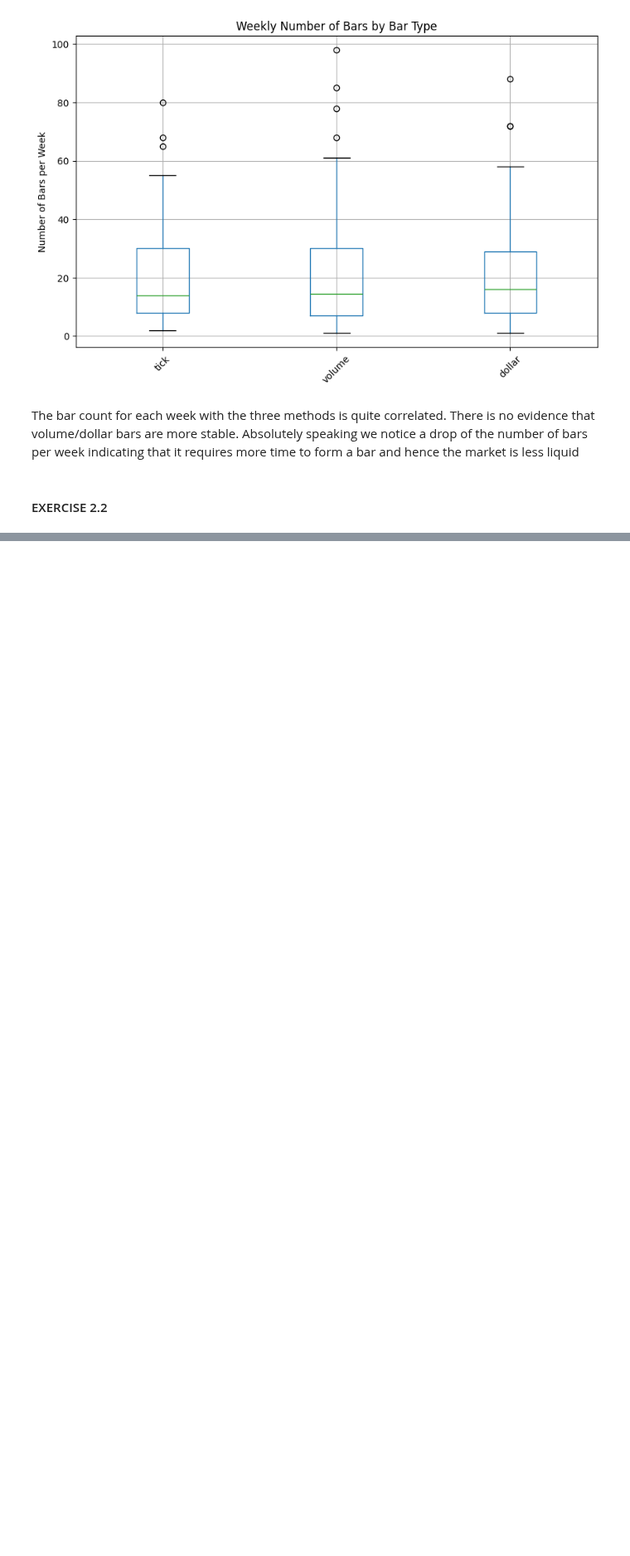
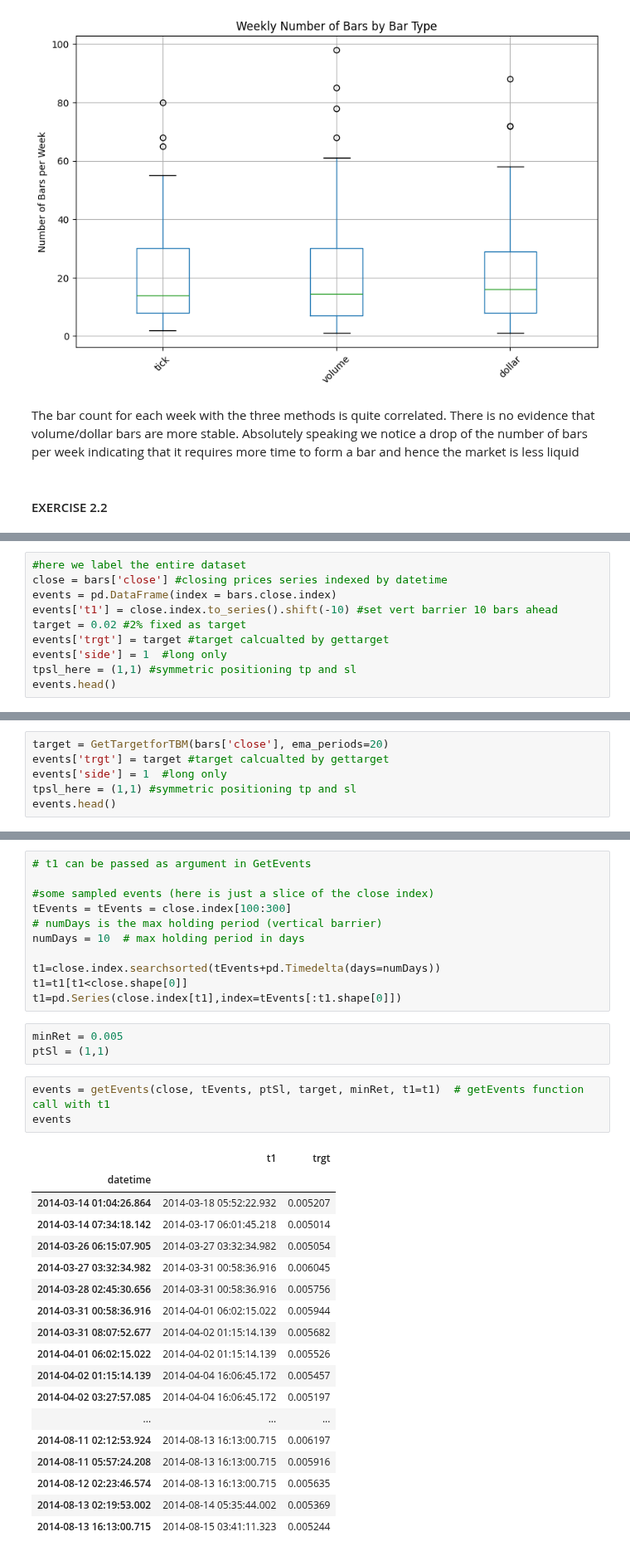
Before and after one commit to dgalassi99/quant-lab, a Jupyter notebook: 00_books/AFML/notebooks/AFML_tests.ipynb, the cells around one changed output, grey strips where cells are left out. Shown at 83% size. Cells and saved outputs as stored; diff of their text form; blank space fills up the shorter version.

```diff
--- a/00_books/AFML/notebooks/AFML_tests.ipynb
+++ b/00_books/AFML/notebooks/AFML_tests.ipynb
@@ -354,0 +460,10 @@ The bar count for each week with the three methods is quite correlated. There is
+# %%
+#here we label the entire dataset
+close = bars['close'] #closing prices series indexed by datetime
+events = pd.DataFrame(index = bars.close.index)
+events['t1'] = close.index.to_series().shift(-10) #set vert barrier 10 bars ahead
+target = 0.02 #2% fixed as target
+events['trgt'] = target #target calcualted by gettarget
+events['side'] = 1  #long only
+tpsl_here = (1,1) #symmetric positioning tp and sl
+events.head()
@@ -354,0 +498,6 @@ The bar count for each week with the three methods is quite correlated. There is
+# %%
+target = GetTargetforTBM(bars['close'], ema_periods=20)
+events['trgt'] = target #target calcualted by gettarget
+events['side'] = 1  #long only
+tpsl_here = (1,1) #symmetric positioning tp and sl
+events.head()
@@ -354,0 +579,36 @@ The bar count for each week with the three methods is quite correlated. There is
+# %%
+# t1 can be passed as argument in GetEvents
+
+#some sampled events (here is just a slice of the close index)
+tEvents = tEvents = close.index[100:300]
+# numDays is the max holding period (vertical barrier)
+numDays = 10  # max holding period in days
+
+t1=close.index.searchsorted(tEvents+pd.Timedelta(days=numDays))
+t1=t1[t1<close.shape[0]]
+t1=pd.Series(close.index[t1],index=tEvents[:t1.shape[0]])
+# %%
+minRet = 0.005
+ptSl = (1,1)
+# %%
+events = getEvents(close, tEvents, ptSl, target, minRet, t1=t1)  # getEvents function call with t1
+events
+# %% [output]
+|  | t1 | trgt |
+| datetime |  |  |
+| 2014-03-14 01:04:26.864 | 2014-03-18 05:52:22.932 | 0.005207 |
+| 2014-03-14 07:34:18.142 | 2014-03-17 06:01:45.218 | 0.005014 |
+| 2014-03-26 06:15:07.905 | 2014-03-27 03:32:34.982 | 0.005054 |
+| 2014-03-27 03:32:34.982 | 2014-03-31 00:58:36.916 | 0.006045 |
+| 2014-03-28 02:45:30.656 | 2014-03-31 00:58:36.916 | 0.005756 |
+| 2014-03-31 00:58:36.916 | 2014-04-01 06:02:15.022 | 0.005944 |
+| 2014-03-31 08:07:52.677 | 2014-04-02 01:15:14.139 | 0.005682 |
+| 2014-04-01 06:02:15.022 | 2014-04-02 01:15:14.139 | 0.005526 |
+| 2014-04-02 01:15:14.139 | 2014-04-04 16:06:45.172 | 0.005457 |
+| 2014-04-02 03:27:57.085 | 2014-04-04 16:06:45.172 | 0.005197 |
+| ... | ... | ... |
+| 2014-08-11 02:12:53.924 | 2014-08-13 16:13:00.715 | 0.006197 |
+| 2014-08-11 05:57:24.208 | 2014-08-13 16:13:00.715 | 0.005916 |
+| 2014-08-12 02:23:46.574 | 2014-08-13 16:13:00.715 | 0.005635 |
+| 2014-08-13 02:19:53.002 | 2014-08-14 05:35:44.002 | 0.005369 |
+| 2014-08-13 16:13:00.715 | 2014-08-15 03:41:11.323 | 0.005244 |
```
Also changed, not shown: parts of 27 cells of this notebook, 2 other files.
